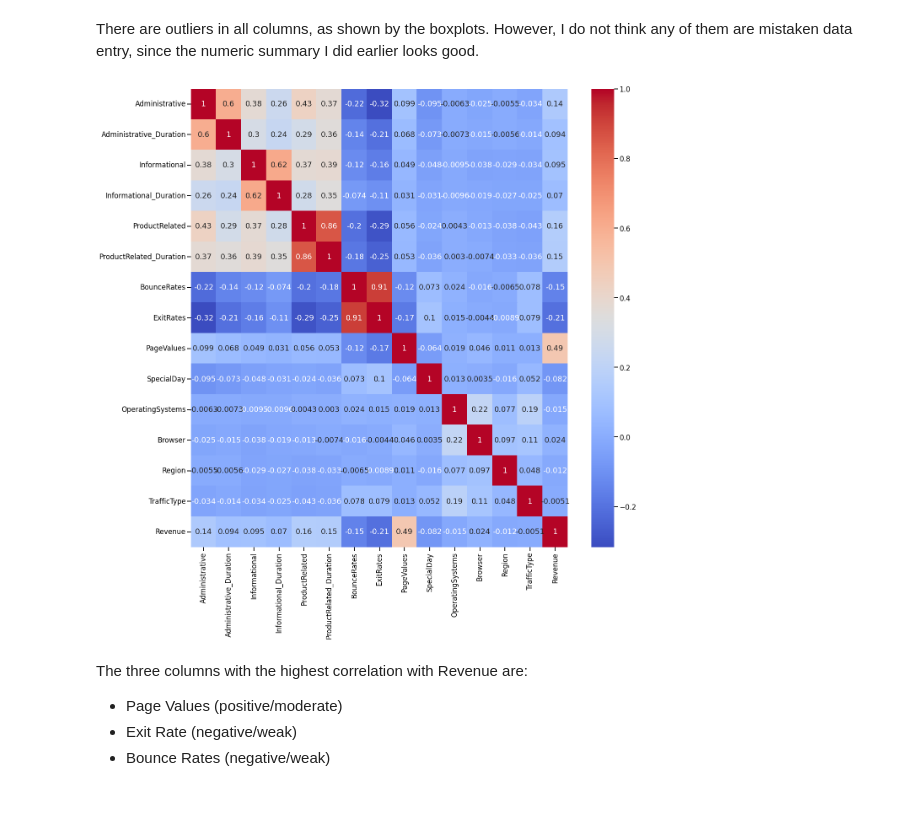
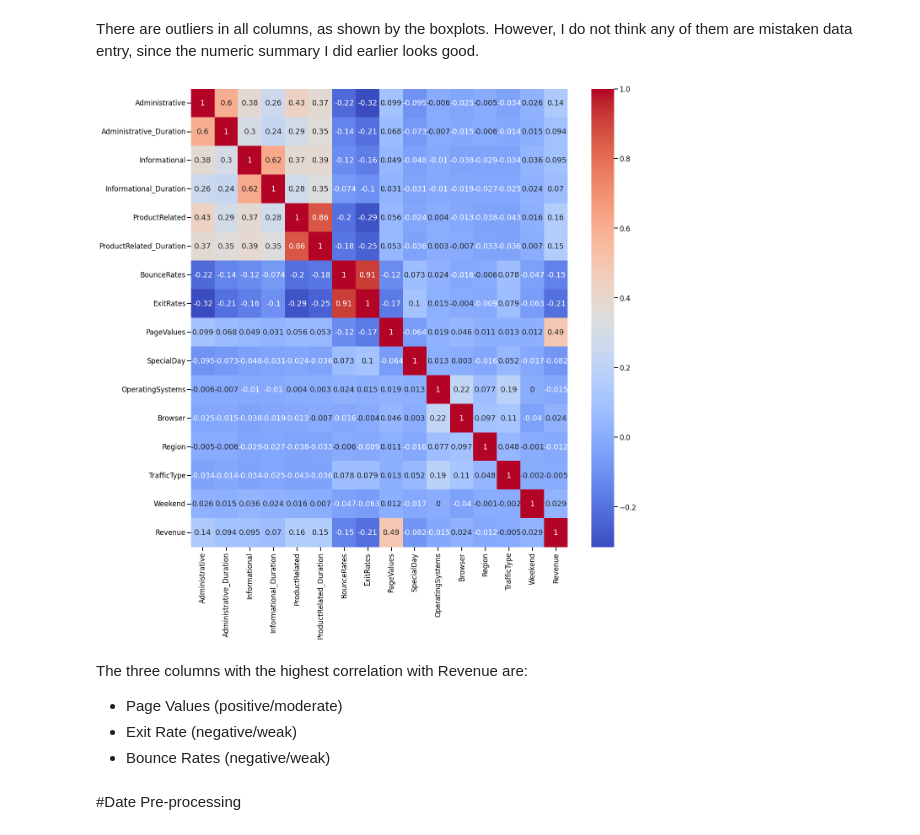
Before and after one commit to brock-ricker/Online-Shoppers-Purchasing-Intent, a Jupyter notebook: Online_Shoppers_Purchasing_Intent.ipynb, the cells around one changed output. Saved outputs shown, nothing was run; the diff lists cells and outputs as text; code cells hidden in the pictures; blank space fills up the shorter version.

```diff
--- a/Online_Shoppers_Purchasing_Intent.ipynb
+++ b/Online_Shoppers_Purchasing_Intent.ipynb
@@ -153,18 +173,21 @@ for col in X_num_cols:
 There are outliers in all columns, as shown by the boxplots. However, I do not think any of them are mistaken data entry, since the numeric summary I did earlier looks good.
 # %%
 #Correlation Heatmap
-#To get correlation with the target, I need to make the target column numeric
+#To get correlation with the target, I need to make the target column numeric. I will also do this with Weekend because it is simple yes/no column
 
-df_corr = df.copy()
-df_corr["Revenue"] = df_corr["Revenue"].replace({"Yes":1,"No":0})
-df_corr = df_corr.astype({"Revenue":int})
+df["Revenue"] = df["Revenue"].replace({"Yes":1,"No":0})
+df = df.astype({"Revenue":int})
+df["Weekend"] = df["Weekend"].replace({"Yes":1,"No":0})
+df = df.astype({"Revenue":int})
 plt.figure(figsize = (20,20))
-corr = df_corr.corr()
+corr = df.corr().round(3)
 sns.heatmap(corr, cmap = "coolwarm", annot = True);
 # %% [output]
-[figure, old version]
+[figure, new version]
 # %% [markdown]
 The three columns with the highest correlation with Revenue are:
 * Page Values (positive/moderate)
 * Exit Rate (negative/weak)
 * Bounce Rates (negative/weak)
+# %% [markdown]
+#Date Pre-processing
```
Also changed, not shown: parts of 26 cells of this notebook.
